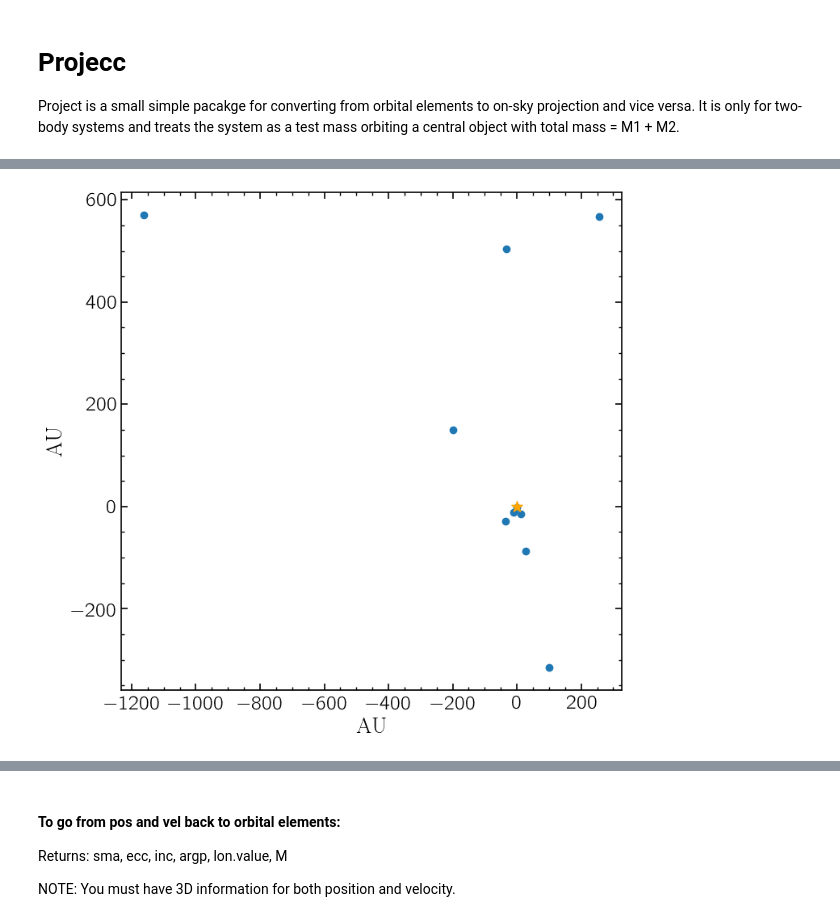
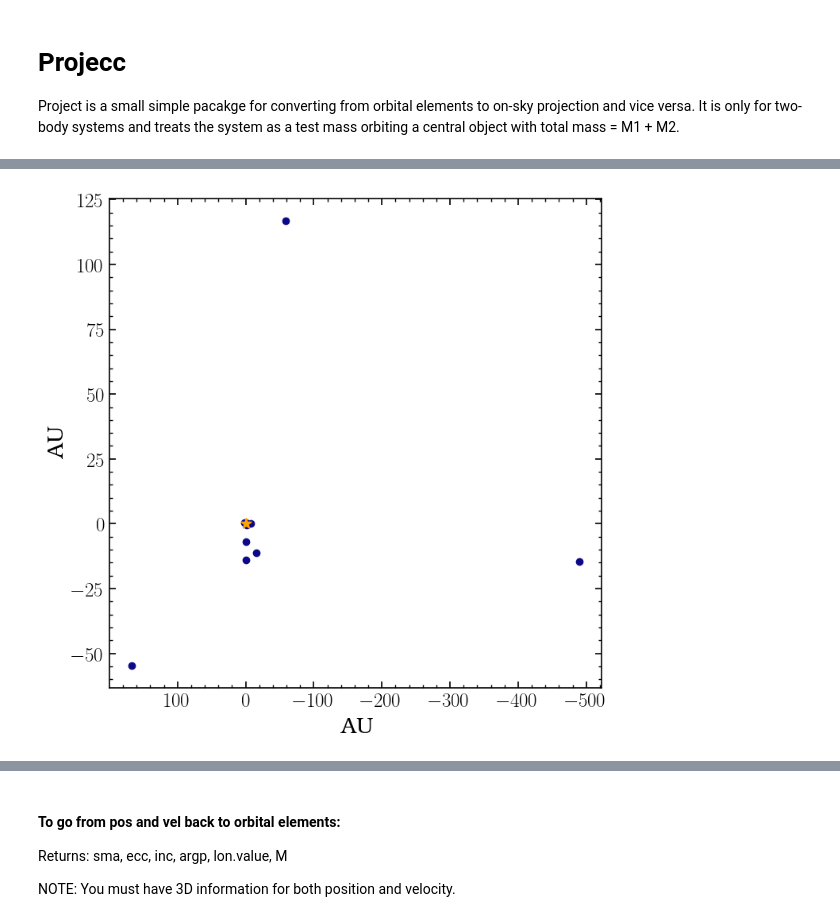
Before and after one commit to logan-pearce/projecc, a Jupyter notebook: projecc/UsingProjecc.ipynb, the cells around one changed output, grey strips where cells are left out. Drawn from its saved outputs; the diff is of its cells as text; code cells hidden in the pictures.

```diff
--- a/projecc/UsingProjecc.ipynb
+++ b/projecc/UsingProjecc.ipynb
@@ -19,12 +101,17 @@ kep = KeplersConstant(Mstar1,Mstar2)
 # argument of periastron: Unif[0,2pi]
 # longitude of nodes: Unif[0,2pi]
 # mean anomaly: Unif[0,2pi]
-
+np.random.seed(42)
 Nsamples = 500
-sma, ecc, inc, argp, lon, meananom = DrawOrbits(Nsamples)
+sma, ecc, inc, argp, lon, meananom = DrawOrbits(Nsamples,
+                                                DrawLON = True,
+                                                DrawSMA = True,
+                                                SMALowerBound = 0, SMAUpperBound = 3,
+                                                EccNielsenPrior = True)
 # %%
 # Compute 3d position, velocity, and acceleration for each random orbit:
-pos, vel, acc = KeplerianToCartesian(sma,ecc,inc,argp,lon,meananom,kep)
+# (Set the mean anomaly to zero to get the location of periastron)
+pos, vel, acc = KeplerianToCartesian(sma,ecc,inc,argp,lon,np.array([0]*len(sma)),kep)
 # pos (3xN arr) [au]: position in xyz coords in au, with
 #                        x = pos[0], y = pos[1], z = pos[2] for each of N orbits
 #                        +x = -RA, +y = +Dec, +z = towards observer (NOTE: this is reverse from
@@ -44,13 +131,14 @@ $[[569.67253,~-1161.8048,~-746.39515],~
 # %%
 # here is a plot of inital position of the first 10 random orbits in on-sky RA/Dec:
 plt.figure(figsize = (8,8))
 plt.scatter(0,0, marker = '*', color='orange', s=100, zorder=10)
 plt.scatter(pos[:10,1],pos[:10,0])
+plt.gca().invert_xaxis()
 plt.xlabel('AU')
 plt.ylabel('AU')
 plt.show()
 # %% [output]
-[figure, old version]
+[figure, new version]
 # %%
 # Plot of the first 10 full orbit tracks in the plane of the sky:
 cmap = 'cividis'
```
Also changed, not shown: parts of 24 cells of this notebook, 6 other files.
